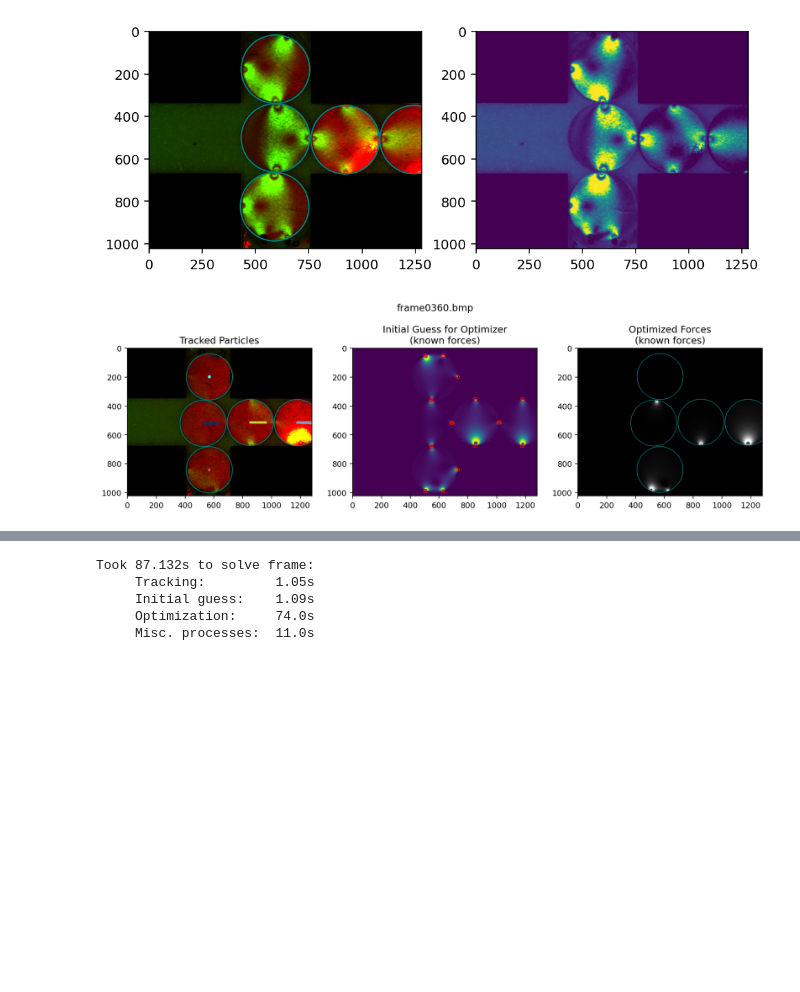
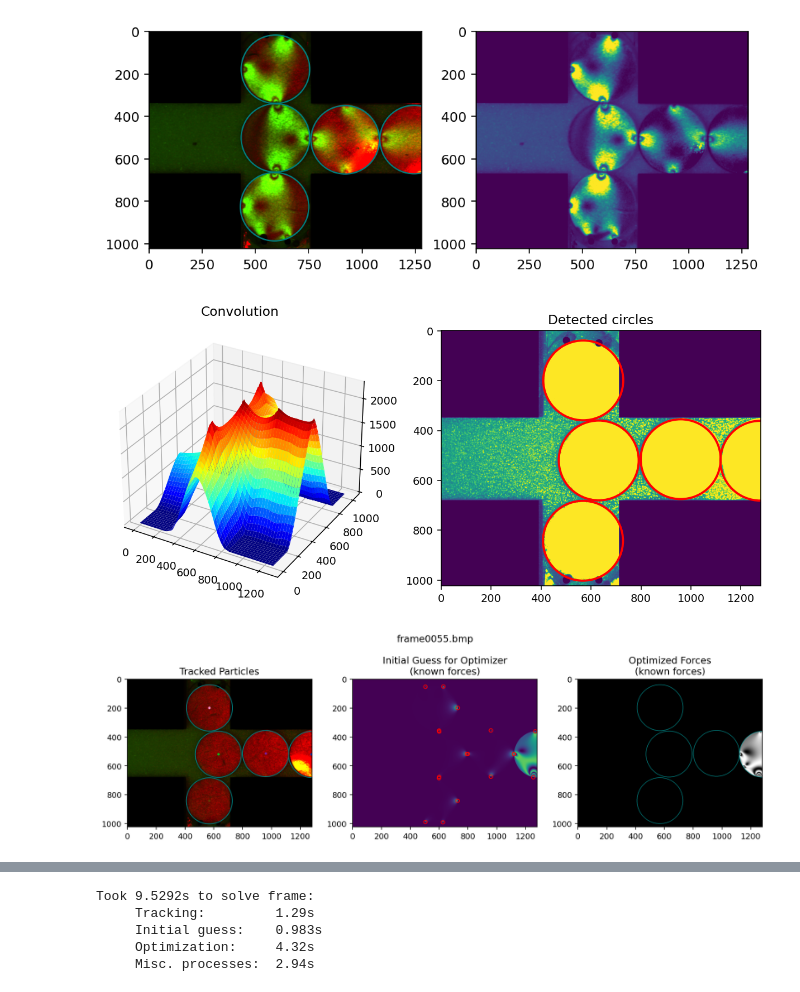
Before and after one commit to Jfeatherstone/SpaceJam, a Jupyter notebook: ForceSolving.ipynb, the cells around one changed output, grey strips where cells are left out. Cells and saved outputs as stored; diff of their text form; code cells hidden in the pictures; blank space fills up the shorter version.

```diff
--- a/ForceSolving.ipynb
+++ b/ForceSolving.ipynb
@@ -26,9 +26,10 @@ import progressbar
 import matplotlib.pyplot as plt
 plt.rcParams['figure.dpi'] = 140
 # %%
-#rootFolder = '/eno/jdfeathe/DATA/SpaceJam/'
-rootFolder = '/run/media/jack/Seagate Portable Drive/Research/SpaceJam/'
+rootFolder = '/eno/jdfeathe/DATA/SpaceJam/'
 dataFolder = '2022-02-28_Medium/'
+#rootFolder = '/run/media/jack/Seagate Portable Drive/Research/SpaceJam/'
+#dataFolder = '/run/media/jack/Seagate Portable Drive/Research/SpaceJam/2022-02-22_Wide/'
 
 # Our radius that we will be identifying particles with
 guessRadius = 160 # [px]
@@ -105,17 +106,19 @@ plt.show()
 # %% [output]
 [figure]
 # %%
-optimizationKwargs = {"maxEvals": [120, 100], "method": 'nelder',
+optimizationKwargs = {"maxEvals": [10, 10], "method": 'nelder',
                      "parametersToFit": [['f'], ['a']],
                      "allowRemoveForces": True, "alphaTolerance": .6,
                      "allowAddForces": True, "minForceThreshold": .03}
 
 forceArr, alphaArr, betaArr, centerArr, radiusArr = forceSolve(rootFolder + dataFolder, guessRadius, fSigma, pxPerMeter,
                                                         brightfield, maskImage=maskImage, lightCorrectionImage=correctionImage,
                                                         lightCorrectionVerticalMask=verticalMaskImage,
                                                         lightCorrectionHorizontalMask=horizontalMaskImage,
                                                         g2CalibrationImage=g2CalibrationImage, g2CalibrationCutoffFactor=1.3,
-                                                        imageStartIndex=50, imageEndIndex=360, carryOverAlpha=False,
-                                                        debug=True, optimizationKwargs=optimizationKwargs, saveMovie=True, pickleArrays=True)
+                                                        imageStartIndex=50, imageEndIndex=55, carryOverAlpha=False,
+                                                        debug=True, optimizationKwargs=optimizationKwargs, saveMovie=True, pickleArrays=True,
+                                                        outputExtension='_4')
 # %% [output]
-[figure, old version]
+[figure, new version]
+[figure, added]
@@ -123,6 +126,6 @@ forceArr, alphaArr, betaArr, centerArr, radiusArr = forceSolve(rootFolder + data
-Took 87.132s to solve frame:
-     Tracking:         1.05s
-     Initial guess:    1.09s
-     Optimization:     74.0s
-     Misc. processes:  11.0s
+Took 9.5292s to solve frame:
+     Tracking:         1.29s
+     Initial guess:    0.983s
+     Optimization:     4.32s
+     Misc. processes:  2.94s
 # %%
```
Also changed, not shown: parts of 7 cells of this notebook, 9 other files.
